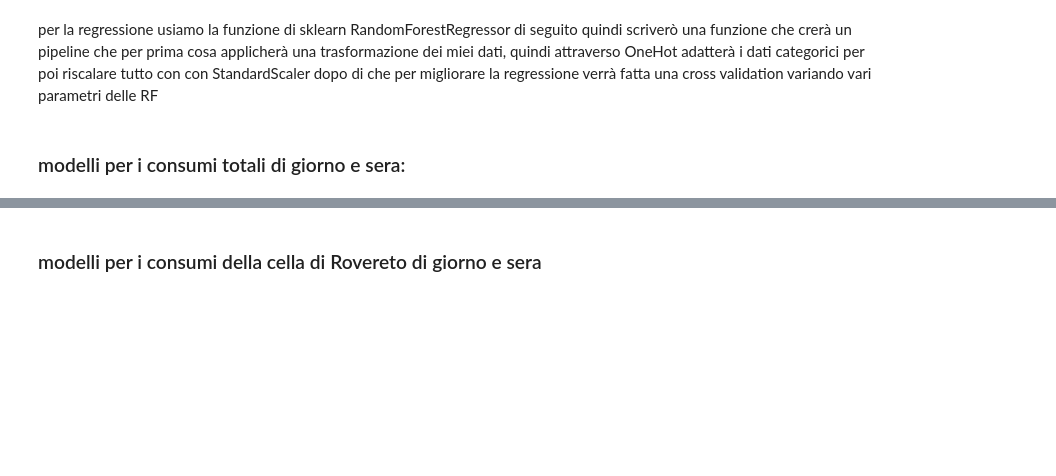
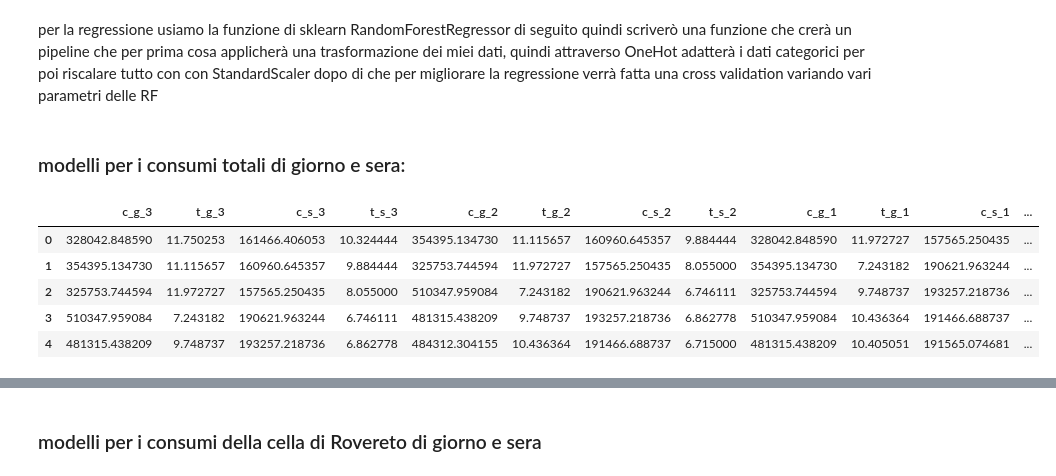
Before and after one commit to GitPaoloHub/consumi-elettrici-trentino, a Jupyter notebook: notebooks/MachineLearning.ipynb, the cells around one changed output, grey strips where cells are left out. Drawn from its saved outputs; the diff is of its cells as text; code cells hidden in the pictures; blank space fills up the shorter version.

```diff
--- a/notebooks/MachineLearning.ipynb
+++ b/notebooks/MachineLearning.ipynb
@@ -81,10 +82,20 @@ def RFregressor(X, y, categorici):
 ### modelli per i consumi totali di giorno e sera:
 # %%
 data_tot=ml.crea_df_reg(consumi_tot)
+
 # Smisto target e features
 target_tot_g = data_tot['target_g']
 target_tot_s = data_tot['target_s']
 data_tot.drop(columns=['target_g', 'target_s'], inplace=True)
+
+data_tot.head()
+# %% [output]
+|  | c_g_3 | t_g_3 | c_s_3 | t_s_3 | c_g_2 | t_g_2 | c_s_2 | t_s_2 | c_g_1 | t_g_1 | c_s_1 | ... |
+| 0 | 328042.848590 | 11.750253 | 161466.406053 | 10.324444 | 354395.134730 | 11.115657 | 160960.645357 | 9.884444 | 328042.848590 | 11.972727 | 157565.250435 | ... |
+| 1 | 354395.134730 | 11.115657 | 160960.645357 | 9.884444 | 325753.744594 | 11.972727 | 157565.250435 | 8.055000 | 354395.134730 | 7.243182 | 190621.963244 | ... |
+| 2 | 325753.744594 | 11.972727 | 157565.250435 | 8.055000 | 510347.959084 | 7.243182 | 190621.963244 | 6.746111 | 325753.744594 | 9.748737 | 193257.218736 | ... |
+| 3 | 510347.959084 | 7.243182 | 190621.963244 | 6.746111 | 481315.438209 | 9.748737 | 193257.218736 | 6.862778 | 510347.959084 | 10.436364 | 191466.688737 | ... |
+| 4 | 481315.438209 | 9.748737 | 193257.218736 | 6.862778 | 484312.304155 | 10.436364 | 191466.688737 | 6.715000 | 481315.438209 | 10.405051 | 191565.074681 | ... |
 # %%
 print('per il giorno:')
 modello_tot_g=RFregressor(data_tot, target_tot_g, ['week'])
```
Also changed, not shown: parts of 13 cells of this notebook, 2 other files.
